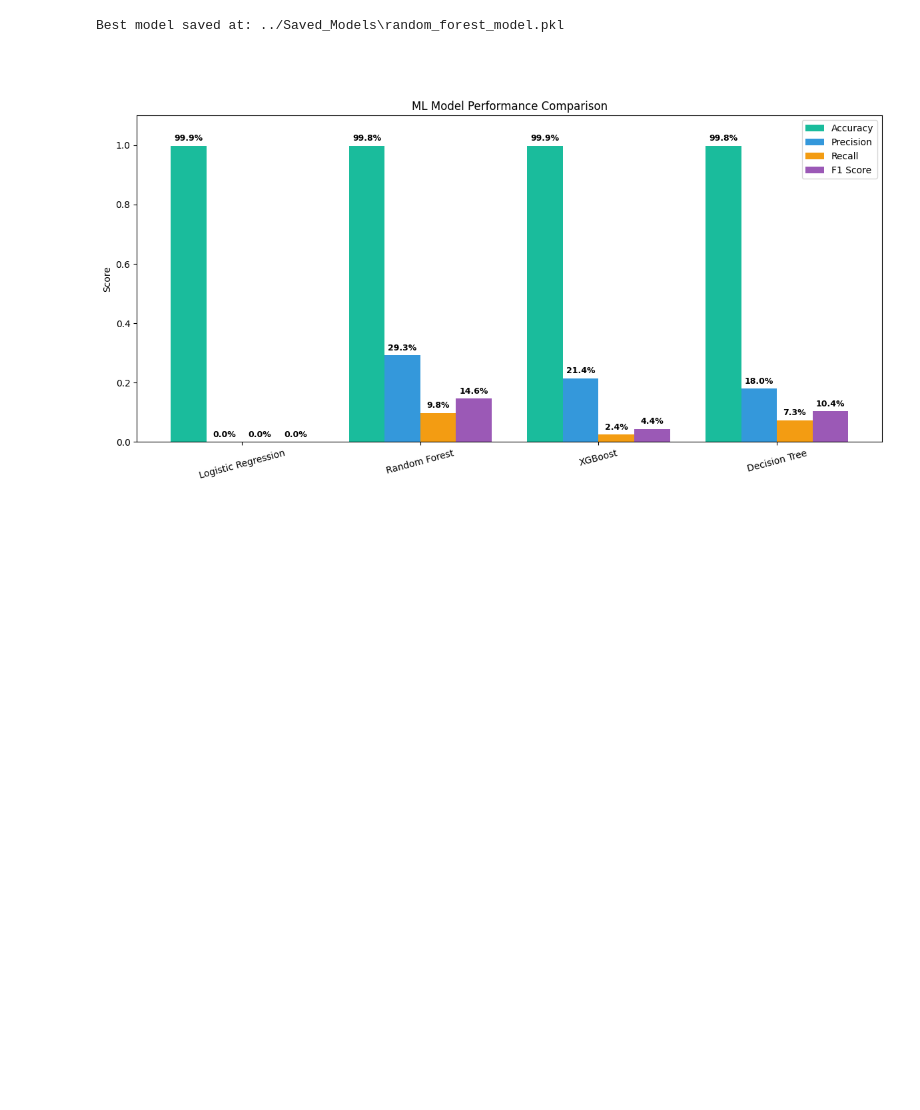
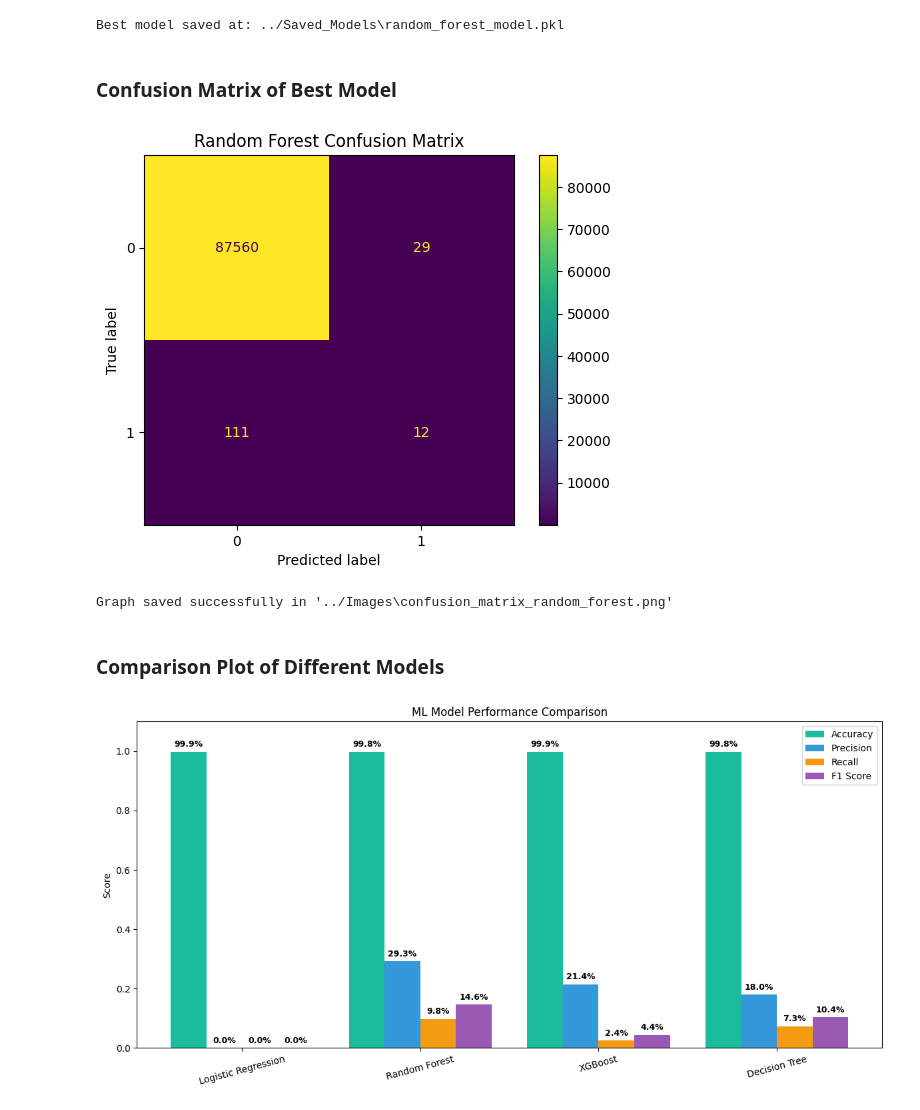
Before and after one commit to RutujaKumbhar17/Credit-Card-Approval-Prediction, a Jupyter notebook: Model/3_Model_building.ipynb, the cells around one changed output. Drawn from its saved outputs; the diff is of its cells as text; code cells hidden in the pictures; blank space fills up the shorter version.

```diff
--- a/Model/3_Model_building.ipynb
+++ b/Model/3_Model_building.ipynb
@@ -104,8 +163,26 @@ joblib.dump(rf_model, model_path)
 print(f"Best model saved at: {model_path}")
 # %% [output]
 Best model saved at: ../Saved_Models\random_forest_model.pkl
-# %% [markdown]
-###
+# %% [markdown]
+### Confusion Matrix of Best Model
+# %%
+ConfusionMatrixDisplay.from_estimator(rf_model, X_test, y_test)
+plt.title("Random Forest Confusion Matrix")
+plt.show()
+
+output_folder = '../Images'
+os.makedirs(output_folder, exist_ok=True)
+
+filename = os.path.join(output_folder, 'confusion_matrix_random_forest.png')
+plt.savefig(filename)
+plt.close()
+
+print(f"Graph saved successfully in '{filename}'")
+# %% [output]
+[figure, added]
+Graph saved successfully in '../Images\confusion_matrix_random_forest.png'
+# %% [markdown]
+### Comparison Plot of Different Models
 # %%
 models = {
     "Logistic Regression": log_model,
```
Also changed, not shown: parts of 2 cells of this notebook, 2 other files.
